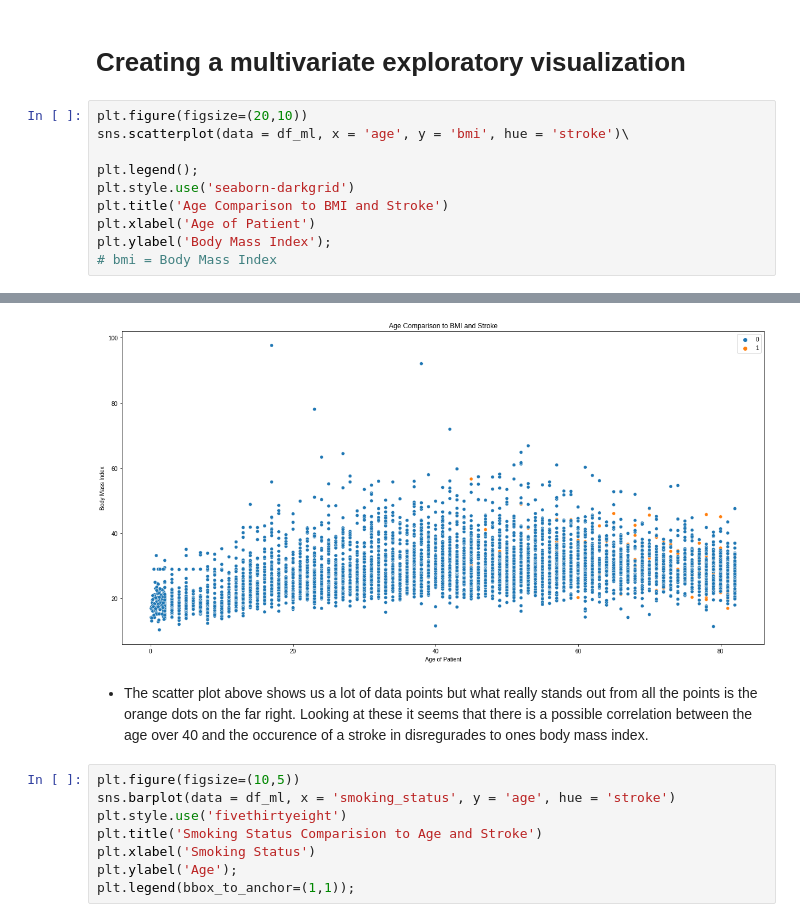
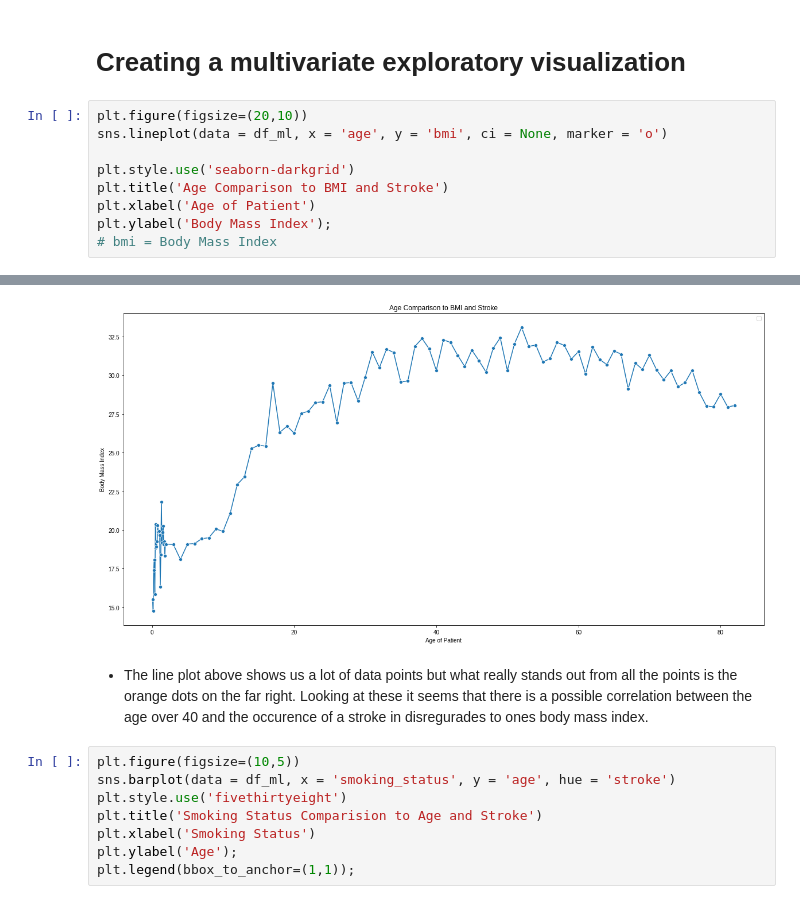
Before and after one commit to spockthompson/Individual-Stroke-Probability---Machine-Learning-Model, a Jupyter notebook: Individual_Stroke_Probability_Machine_Learning_Model.ipynb, the cells around one changed output, grey strips where cells are left out. Saved outputs shown, nothing was run; the diff lists cells and outputs as text.

```diff
--- a/Individual_Stroke_Probability_Machine_Learning_Model.ipynb
+++ b/Individual_Stroke_Probability_Machine_Learning_Model.ipynb
@@ -171,9 +171,8 @@ sns.heatmap(corr, cmap='coolwarm', annot=True)
 # Creating a multivariate exploratory visualization
 # %%
 plt.figure(figsize=(20,10))
-sns.scatterplot(data = df_ml, x = 'age', y = 'bmi', hue = 'stroke')\
+sns.lineplot(data = df_ml, x = 'age', y = 'bmi', ci = None, marker = 'o')
 
-plt.legend();
 plt.style.use('seaborn-darkgrid')
 plt.title('Age Comparison to BMI and Stroke')
 plt.xlabel('Age of Patient')
@@ -183,6 +183,6 @@ plt.ylabel('Body Mass Index');
-[figure, old version]
+[figure, new version]
 # %% [markdown]
-- The scatter plot above shows us a lot of data points but what really stands out from all the points is the orange dots on the far right. Looking at these it seems that there is a possible correlation between the age over 40 and the occurence of a stroke in disregurades to ones body mass index.
+- The line plot above shows us a lot of data points but what really stands out from all the points is the orange dots on the far right. Looking at these it seems that there is a possible correlation between the age over 40 and the occurence of a stroke in disregurades to ones body mass index.
 # %%
 plt.figure(figsize=(10,5))
 sns.barplot(data = df_ml, x = 'smoking_status', y = 'age', hue = 'stroke')
```
Also changed, not shown: parts of 2 cells of this notebook.
